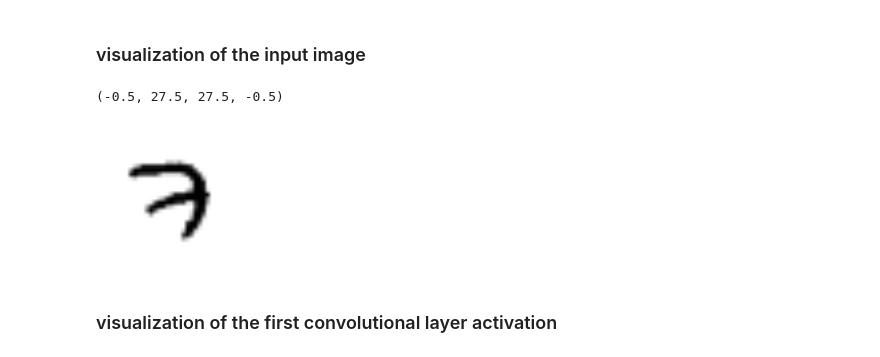
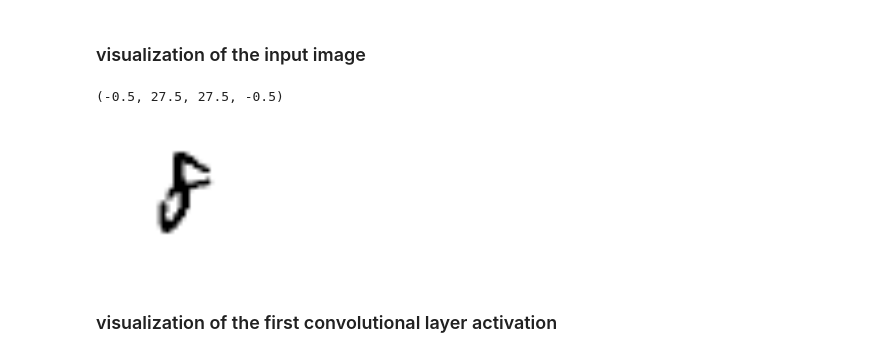
Before and after one commit to hope-yao/CNN3D, a Jupyter notebook: VIZ_LENET_TF.ipynb, the cells around one changed output. Saved outputs shown, nothing was run; the diff lists cells and outputs as text; code cells hidden in the pictures.

```diff
--- a/VIZ_LENET_TF.ipynb
+++ b/VIZ_LENET_TF.ipynb
@@ -339,14 +429,14 @@ plt.grid('off')
 # %% [markdown]
 ### visualization of the input image
 # %%
-input_idx = 0
+input_idx = 30
 plt.figure(figsize=(2,2))
 plt.imshow(np.squeeze(data[input_idx]))
 plt.grid('off')
 plt.axis('off')
 # %% [output]
 (-0.5, 27.5, 27.5, -0.5)
-[figure, old version]
+[figure, new version]
 # %% [markdown]
 ### visualization of the first convolutional layer activation
 # %%
```
Also changed, not shown: parts of 34 cells of this notebook, 3 other files.
